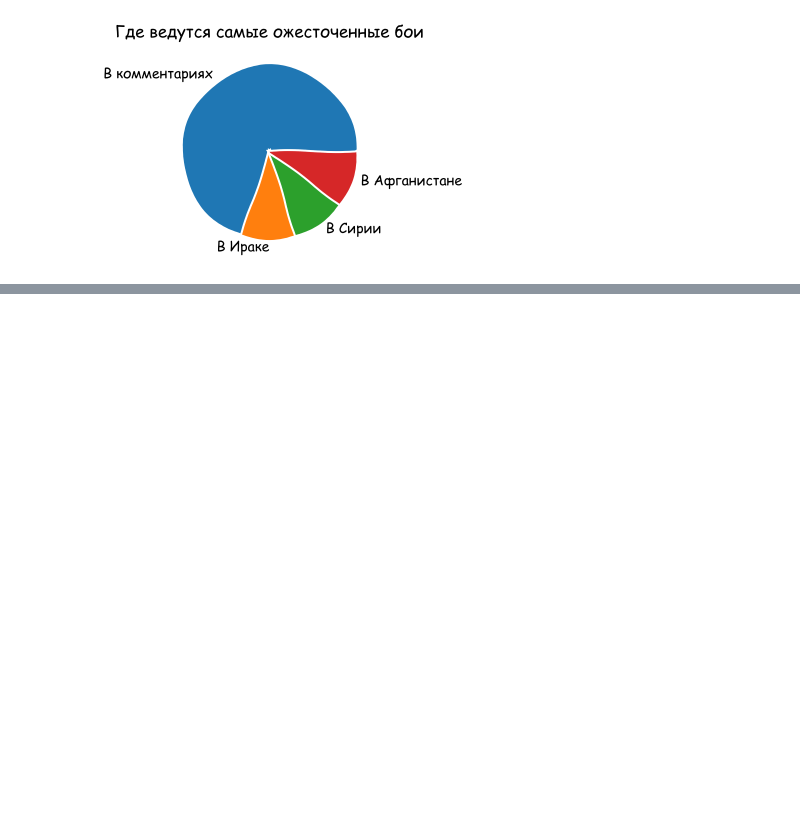
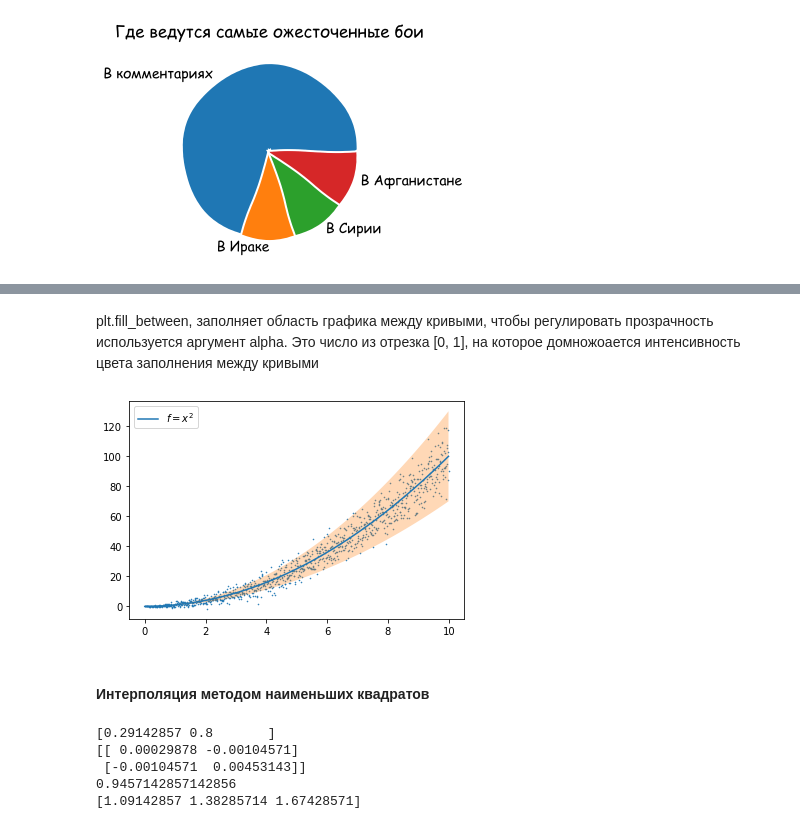
Before and after one commit to paalso/mipt_python_course, a Jupyter notebook: 9_plots/mipt_plots.ipynb, the cells around one changed output, grey strips where cells are left out. Saved outputs shown, nothing was run; the diff lists cells and outputs as text; code cells hidden in the pictures; blank space fills up the shorter version.

```diff
--- a/9_plots/mipt_plots.ipynb
+++ b/9_plots/mipt_plots.ipynb
@@ -137,0 +149,36 @@ with plt.xkcd():
+# %% [markdown]
+plt.fill_between, заполняет область графика между кривыми, чтобы регулировать прозрачность используется аргумент alpha. Это число из отрезка [0, 1], на которое домножоается интенсивность цвета заполнения между кривыми
+# %%
+import numpy as np
+import matplotlib.pyplot as plt
+
+x = np.arange(0, 10, 0.01)
+plt.plot(x, x**2, label=r'$f = x^2$')
+plt.scatter(x, x**2 + np.random.randn(len(x))*x, s=0.3)
+plt.fill_between(x, 1.3*x**2, 0.7*x**2, alpha=0.3)
+plt.legend(loc='best')
+plt.savefig('figure_fill_between.png')
+plt.show()
+# %% [output]
+[figure, added]
+# %% [markdown]
+#### Интерполяция методом наименьших квадратов
+# %%
+x = [1, 2, 3, 4, 5, 6]
+y = [1, 1.42, 1.76, 2, 2.24, 2.5]
+# y = [1, 4, 9, 16, 25, 36]
+
+p, v = np.polyfit(x, y, deg=1, cov=True)
+p_f = np.poly1d(p)
+
+print(p) # array([0.28517032, 0.80720757])
+print(v) # array([[0.00063242, -0.00221348], [-0.00221348, 0.00959173]])
+
+print(p_f(0.5))
+print(p_f([1, 2, 3]))
+# %% [output]
+[0.29142857 0.8       ]
+[[ 0.00029878 -0.00104571]
+ [-0.00104571  0.00453143]]
+0.9457142857142856
+[1.09142857 1.38285714 1.67428571]
```
Also changed, not shown: parts of 2 cells of this notebook, 3 other files.
